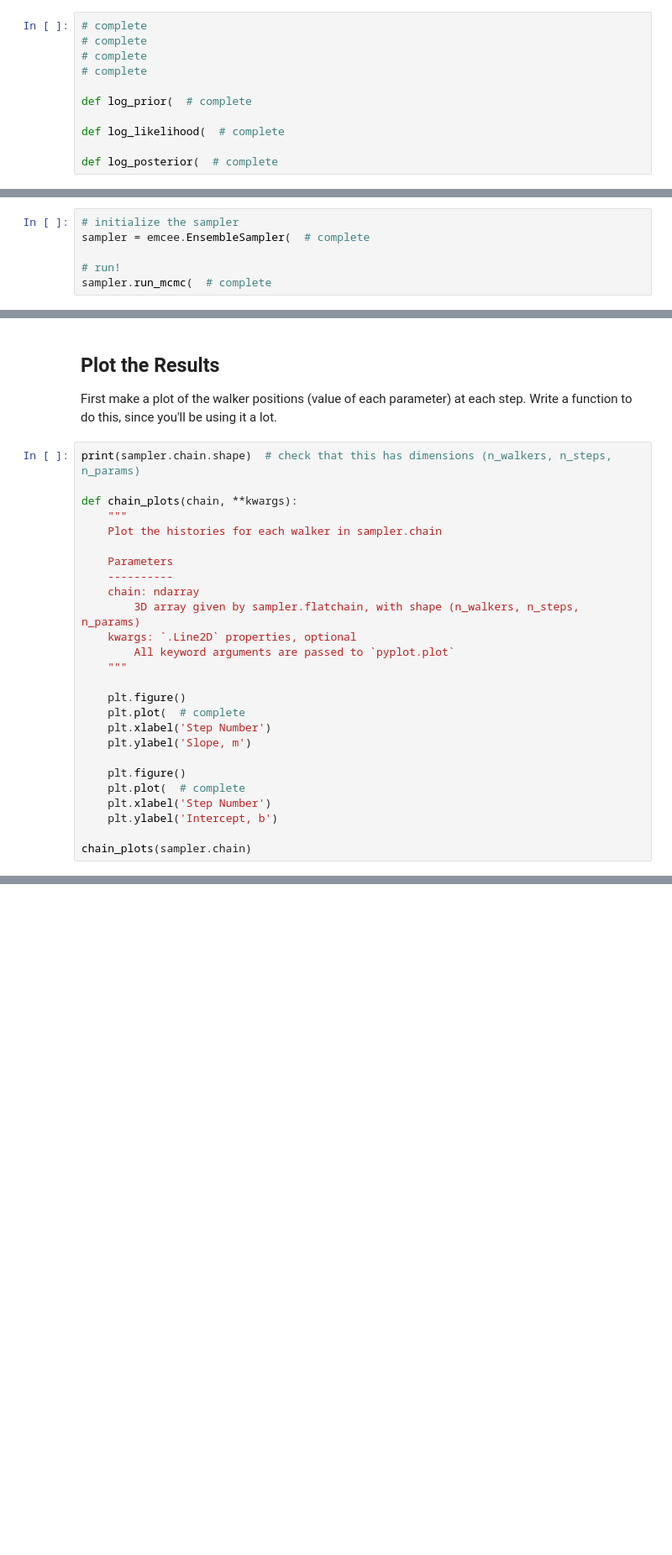
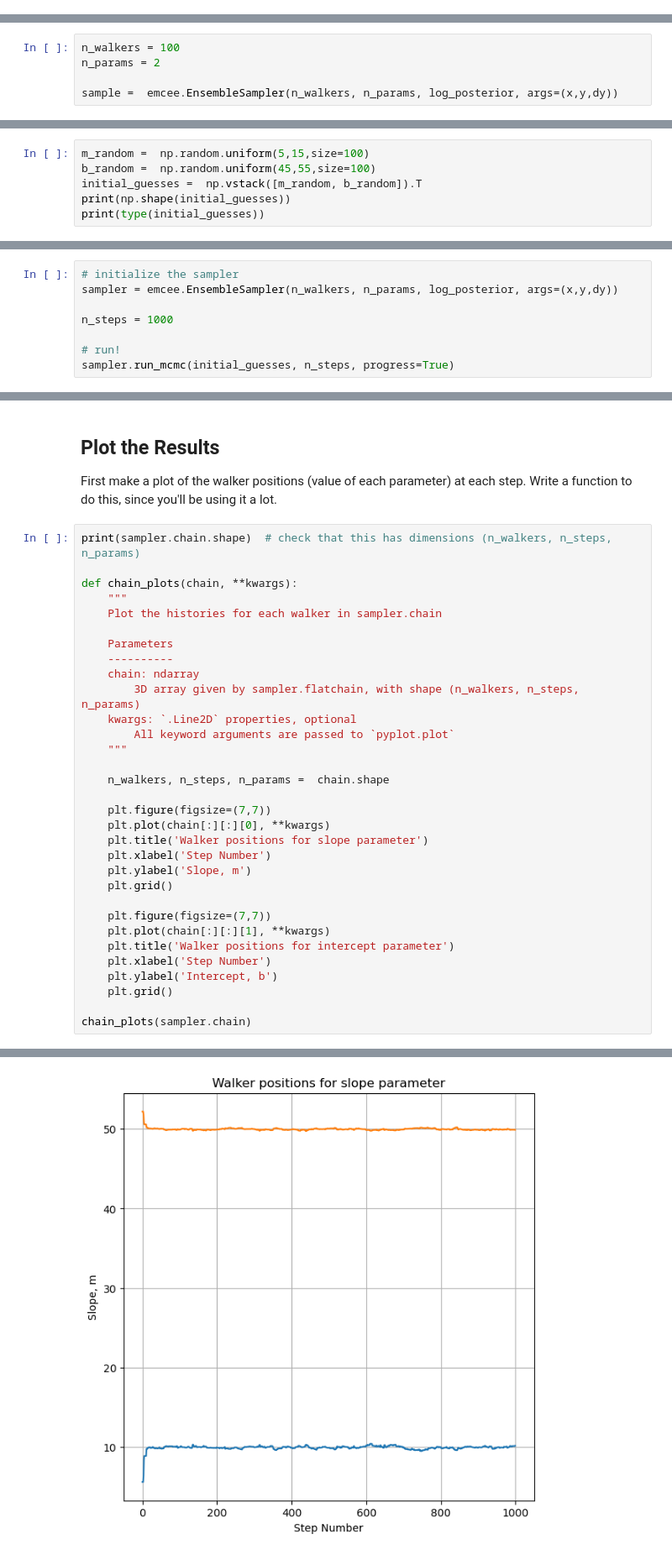
Before and after one commit to ASTR154/bayesian-statistics, a Jupyter notebook: mcmc_line_fitting.ipynb, the cells around one changed output, grey strips where cells are left out. Shown at 84% size. Drawn from its saved outputs; the diff is of its cells as text; blank space fills up the shorter version.

```diff
--- a/mcmc_line_fitting.ipynb
+++ b/mcmc_line_fitting.ipynb
@@ -25,14 +36,3 @@ Choose a slope $m$, intercept $b$, and scatter $\sigma$, and generate $N$ random
 # %% [markdown]
 ## Write Down the Posterior
 Define functions that return the prior, the likelihood, and the posterior given a parameter vector `theta = [m, b]`. For computational accuracy (and convenience), we actually want to do this in log space. You can either use `np.log` (natural log) or `np.log10` (base-10 log). Regardless of the shape of your prior, it's good practice to limit the values of $m$ and $b$ to some reasonable range. (Hint: this section is identical to the previous notebook.)
-# %%
-# complete
-# complete
-# complete
-# complete
-
-def log_prior(  # complete
-
-def log_likelihood(  # complete
-
-def log_posterior(  # complete
@@ -48,3 +147,8 @@ args =  # complete
+# %%
+n_walkers = 100
+n_params = 2
+
+sample =  emcee.EnsembleSampler(n_walkers, n_params, log_posterior, args=(x,y,dy))
 # %% [markdown]
 ## Setup random initial guesses for the starting positions
 
@@ -55,0 +156,6 @@ initial_guesses =  # complete
+# %%
+m_random =  np.random.uniform(5,15,size=100)
+b_random =  np.random.uniform(45,55,size=100)
+initial_guesses =  np.vstack([m_random, b_random]).T
+print(np.shape(initial_guesses))
+print(type(initial_guesses))
@@ -60,6 +173,8 @@ Initialize the `EnsembleSampler` object and then run it with the `run_mcmc` meth
 # %%
 # initialize the sampler
-sampler = emcee.EnsembleSampler(  # complete
+sampler = emcee.EnsembleSampler(n_walkers, n_params, log_posterior, args=(x,y,dy))
+
+n_steps = 1000
 
 # run!
-sampler.run_mcmc(  # complete
+sampler.run_mcmc(initial_guesses, n_steps, progress=True)
@@ -81,14 +214,21 @@ def chain_plots(chain, **kwargs):
         All keyword arguments are passed to `pyplot.plot`
     """
 
-    plt.figure()
-    plt.plot(  # complete
+    n_walkers, n_steps, n_params =  chain.shape
+
+    plt.figure(figsize=(7,7))
+    plt.plot(chain[:][:][0], **kwargs)
+    plt.title('Walker positions for slope parameter')
     plt.xlabel('Step Number')
     plt.ylabel('Slope, m')
+    plt.grid()
 
-    plt.figure()
-    plt.plot(  # complete
+    plt.figure(figsize=(7,7))
+    plt.plot(chain[:][:][1], **kwargs)
+    plt.title('Walker positions for intercept parameter')
     plt.xlabel('Step Number')
     plt.ylabel('Intercept, b')
+    plt.grid()
 
 chain_plots(sampler.chain)
+# %% [output]
@@ -94,0 +236 @@ chain_plots(sampler.chain)
+[figure, added]
```
Also changed, not shown: parts of 22 cells of this notebook.
